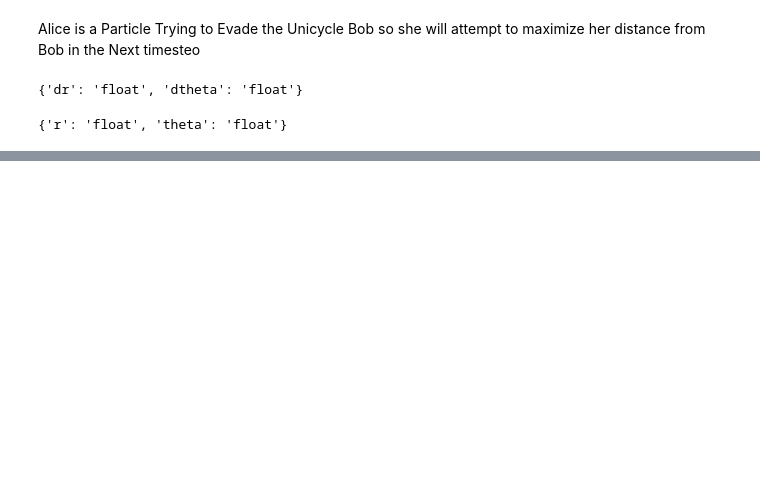
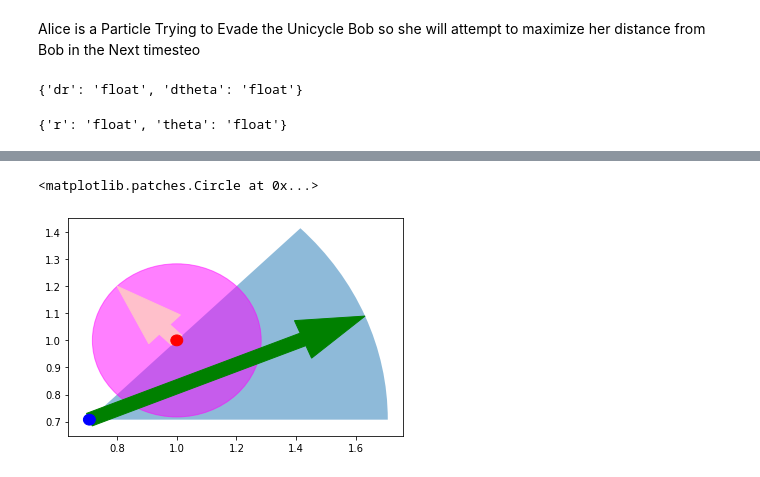
Before and after one commit to cadCAD-org/cadcad-ri, a Jupyter notebook: tag.ipynb, the cells around one changed output, grey strips where cells are left out. Saved outputs shown, nothing was run; the diff lists cells and outputs as text; code cells hidden in the pictures; blank space fills up the shorter version.

```diff
--- a/tag.ipynb
+++ b/tag.ipynb
@@ -229,0 +282,18 @@ Point in space NormalizedGameState has data
+# %%
+bob_max_angle = np.pi/8
+bob_max_speed = 1
+alice_max_speed = np.sqrt(.2**2 + .2**2)
+
+w = patches.Wedge(bobpos, bob_max_speed, (init["bob"]["vel"]["dtheta"]-bob_max_angle)*180/np.pi, (init["bob"]["vel"]["dtheta"]+bob_max_angle)*180/np.pi, alpha=.5)
+plt.gca().add_patch(w)
+c = plt.Circle(alicepos, radius=alice_max_speed, color="magenta", alpha=.5)
+plt.gca().add_patch(c)
+plt.arrow(*alicevelarrow, width = 0.05, color="pink", length_includes_head=True)
+plt.arrow(*bobvelarrow, width = 0.05, color="green", length_includes_head=True)
+a = plt.Circle(alicepos, radius=.02, color="red")
+b = plt.Circle(bobpos, radius=.02, color="blue")
+plt.gca().add_patch(a)
+plt.gca().add_patch(b)
+# %% [output]
+<matplotlib.patches.Circle at 0x...>
+[figure, added]
```
Also changed, not shown: parts of 8 cells of this notebook, 1 other file.
